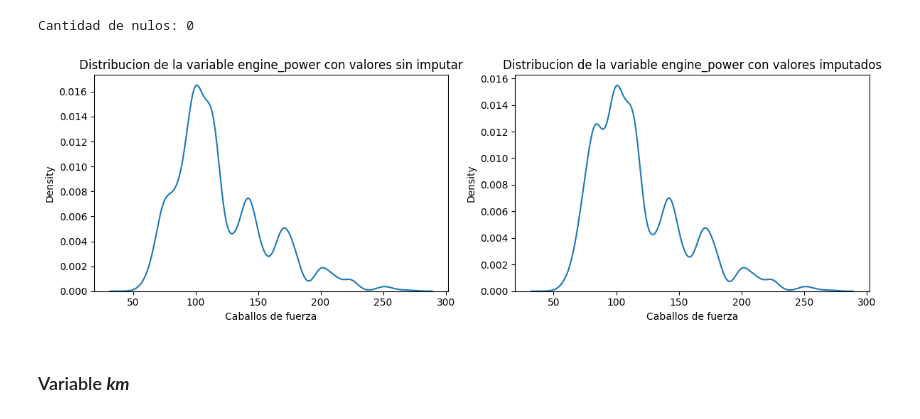
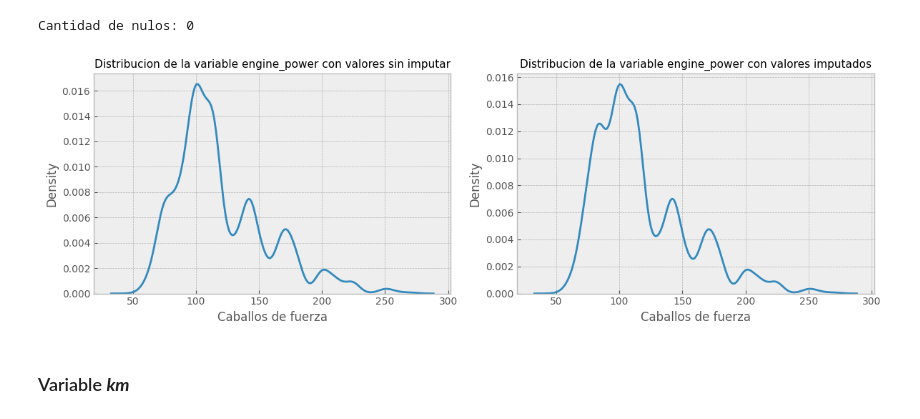
Before and after one commit to arielRas/UsedCarPricePredict-MercadoLibre, a Jupyter notebook: CarPricePredict.ipynb, the cells around one changed output. Drawn from its saved outputs; the diff is of its cells as text; code cells hidden in the pictures.

```diff
--- a/CarPricePredict.ipynb
+++ b/CarPricePredict.ipynb
@@ -203,6 +203,6 @@ print(f'Cantidad de nulos: {df.engine.isna().sum()}')
 # %% [output]
 Cantidad de nulos: 1
 # %%
-df.engine = df.engine.dropna()
+df = df.loc[df.engine.notna()]
 print(f'Cantidad de nulos: {df.engine.isna().sum()}')
 # %% [output]
@@ -210,11 +210,12 @@ Cantidad de nulos: 1
 # %%
+plt.style.use("bmh")
 fig, ax = plt.subplots(nrows=1, ncols=2, figsize=(12,4))
 sns.kdeplot(x=var_nan, ax=ax[0])
-ax[0].set_title('Distribucion de la variable engine con valores sin imputar')
+ax[0].set_title('Distribucion de la variable engine con valores sin imputar', fontsize=12)
 ax[0].set_xlabel('Cilindrado')
 
 sns.kdeplot(x=df.engine, ax=ax[1])
-ax[1].set_title('Distribucion de la variable engine con valores imputados')
+ax[1].set_title('Distribucion de la variable engine con valores imputados', fontsize=12)
 ax[1].set_xlabel('Cilindrado')
 plt.tight_layout()
 plt.show()
@@ -307,18 +303,17 @@ print(f'Cantidad de nulos: {df.engine_power.isna().sum()}')
 Cantidad de nulos: 0
 # %%
 fig, ax = plt.subplots(nrows=1, ncols=2, figsize=(12,4))
-#sns.histplot(x=var_nan, kde=True, ax=ax[0])
 sns.kdeplot(x=var_nan, ax=ax[0])
-ax[0].set_title('Distribucion de la variable engine_power con valores sin imputar')
+ax[0].set_title('Distribucion de la variable engine_power con valores sin imputar', fontsize=11)
 ax[0].set_xlabel('Caballos de fuerza')
 
 sns.kdeplot(x=df.engine_power, ax=ax[1])
-ax[1].set_title('Distribucion de la variable engine_power con valores imputados')
+ax[1].set_title('Distribucion de la variable engine_power con valores imputados', fontsize=11)
 ax[1].set_xlabel('Caballos de fuerza')
 plt.tight_layout()
 plt.show()
 # %% [output]
-[figure, old version]
+[figure, new version]
 # %%
 #Se eliminan variables para liberar memoria
 del df_mode
```
Also changed, not shown: parts of 11 cells of this notebook.
